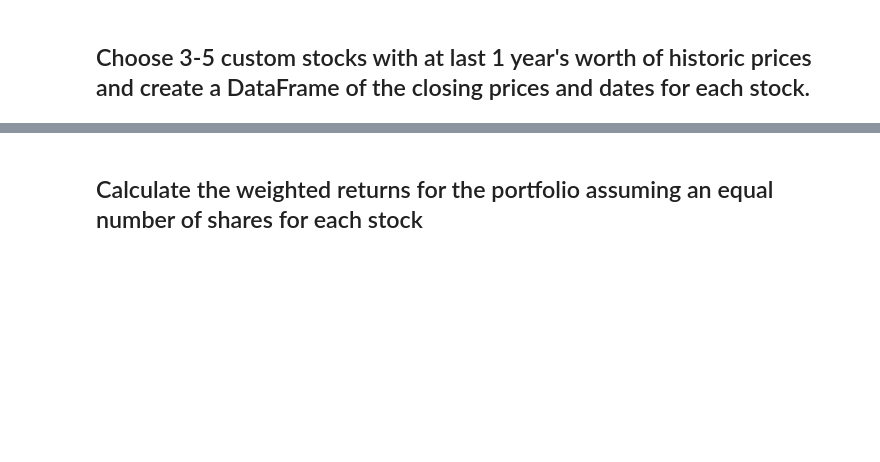
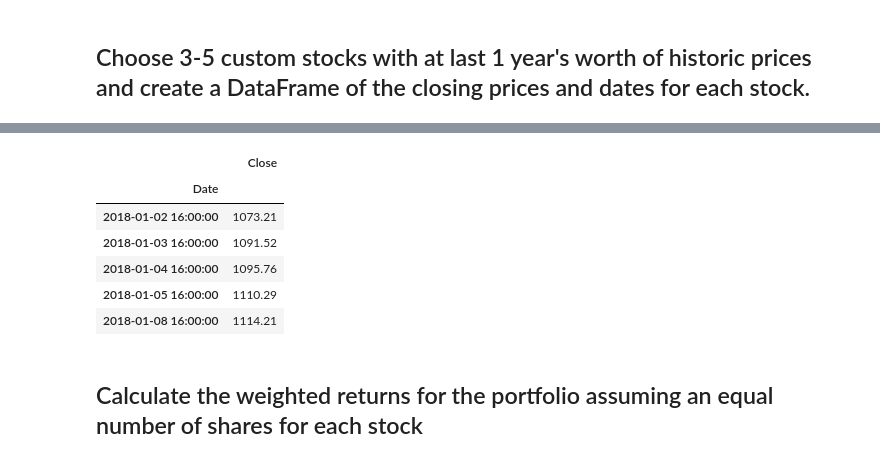
Before and after one commit to drg-developer-2-GWFinTech-Homeworks/homework-3, a Jupyter notebook: whale_analysis.ipynb, the cells around one changed output, grey strips where cells are left out. Saved outputs shown, nothing was run; the diff lists cells and outputs as text; code cells hidden in the pictures; blank space fills up the shorter version.

```diff
--- a/whale_analysis.ipynb
+++ b/whale_analysis.ipynb
@@ -444,3 +459,29 @@ fb.head()
+# %%
+# Read the third stock
+faang_portfolio_fb_filepath = Path("Resources/FAANG_Portfolio/AAPL.csv")
+faang_portfolio_fb = pd.read_csv(faang_portfolio_fb_filepath, index_col="Date", parse_dates=True, infer_datetime_format=True)
+faang_portfolio_fb.sort_index(ascending=True, inplace=True)
+faang_portfolio_fb.head()
+
+# Reading additional stock
+faang_portfolio_fb_filepath = Path("Resources/FAANG_Portfolio/NFLX.csv")
+faang_portfolio_fb = pd.read_csv(faang_portfolio_fb_filepath, index_col="Date", parse_dates=True, infer_datetime_format=True)
+faang_portfolio_fb.sort_index(ascending=True, inplace=True)
+faang_portfolio_fb.head()
+
+# Reading additional stock
+faang_portfolio_fb_filepath = Path("Resources/FAANG_Portfolio/GOOGL.csv")
+faang_portfolio_fb = pd.read_csv(faang_portfolio_fb_filepath, index_col="Date", parse_dates=True, infer_datetime_format=True)
+faang_portfolio_fb.sort_index(ascending=True, inplace=True)
+faang_portfolio_fb.head()
+# %% [output]
+|  | Close |
+| Date |  |
+| 2018-01-02 16:00:00 | 1073.21 |
+| 2018-01-03 16:00:00 | 1091.52 |
+| 2018-01-04 16:00:00 | 1095.76 |
+| 2018-01-05 16:00:00 | 1110.29 |
+| 2018-01-08 16:00:00 | 1114.21 |
 # %%
 # Concatenate all stocks into a single DataFrame
 # YOUR CODE HERE
```
Also changed, not shown: parts of 9 cells of this notebook, 11 other files.
